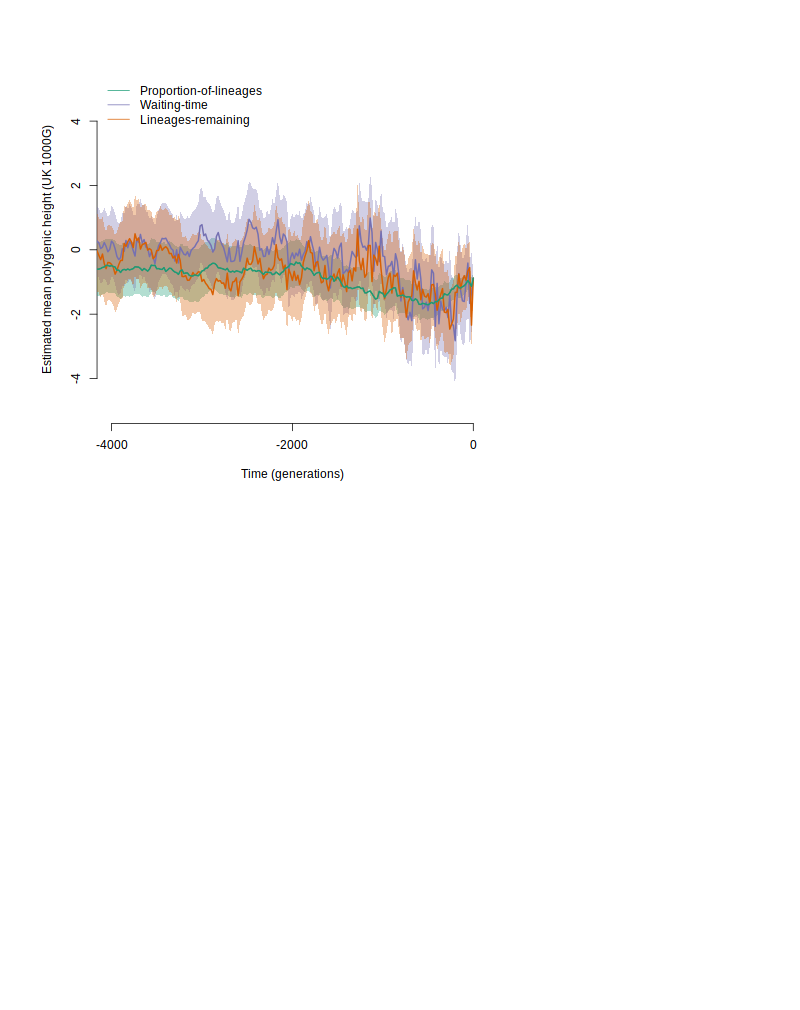
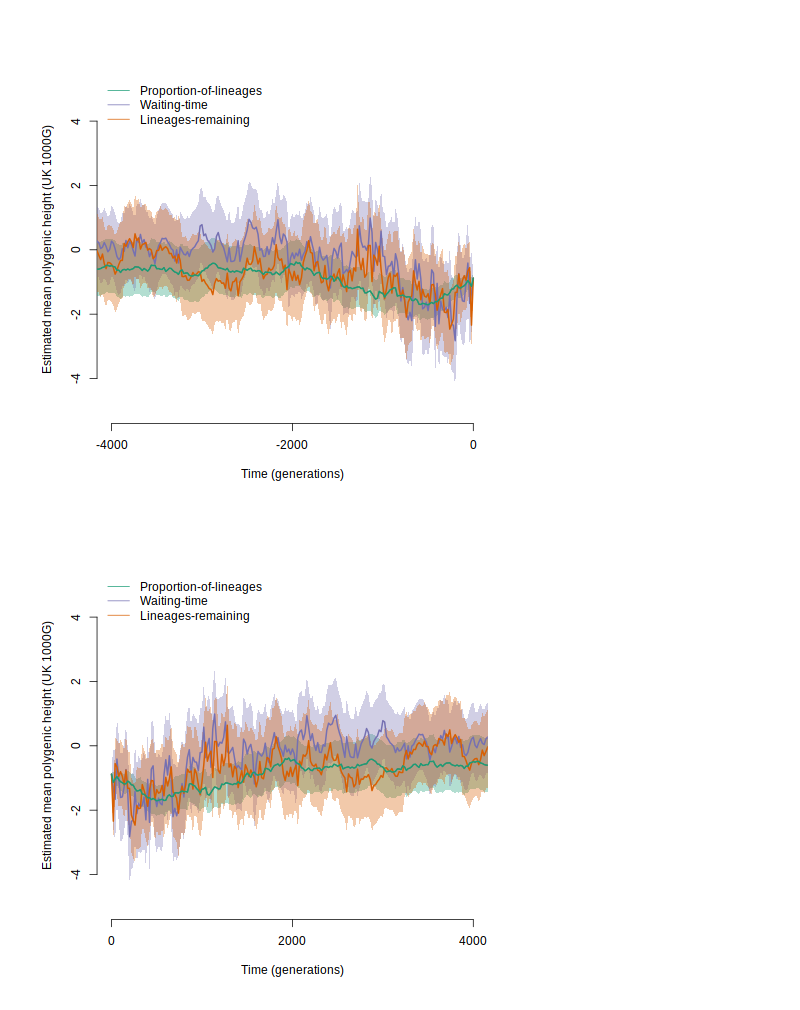
Before and after one commit to humgendiv/hmiwa-lab, a Jupyter notebook: d_20231023/06_231226_PRSadvance/EdgeCoop2019B.ipynb, the cells around one changed output. Cells and saved outputs as stored; diff of their text form; code cells hidden in the pictures; blank space fills up the shorter version.

Commit message:
[update] learning how to estimate freq traj

```diff
--- a/d_20231023/06_231226_PRSadvance/EdgeCoop2019B.ipynb
+++ b/d_20231023/06_231226_PRSadvance/EdgeCoop2019B.ipynb
@@ -1260,3 +1260,24 @@ legend("topleft", lwd = 1, col = pal[c(1,3,2)], legend = c("Proportion-of-lineag
 #save.image(file = "rentplus_test.RData")
 # %% [output]
 [figure]
+# %%
+%%R
+setwd("~/hmiwa1/storage/hmiwa-lab/06_231226_PRSadvance/testdir")
+load("rentplus_test.RData")
+
+time_org=time
+time=time*-20000
+
+plot(-time, traj.phen.neut, type = "l", xlab = "Time (generations)", ylab = "Estimated mean polygenic height (UK 1000G)", ylim = c(-5, 5), xlim = c(0,0.2*20000), xaxt = "n", bty = "n")
+axis(1, at = c(0, .1*20000, .2*20000))
+polygon(c(-time, rev(-time)), c(traj.phen.neut + 1.96*sqrt(var.phen.neut.bin), rev(traj.phen.neut - 1.96*sqrt(var.phen.neut.bin))) , col = pal.int[1], border = NA)
+polygon(c(-time, rev(-time)), c(traj.phen.wt_l1 + 1.96*sqrt(var.phen.wt_l1), rev(traj.phen.wt_l1  - 1.96*sqrt(var.phen.wt_l1 ))) , col = pal.int[3], border = NA)
+polygon(c(-time[1:1000], rev(-time[1:1000])), c(traj.phen.mom_smoothtime[1:1000] + 1.96*sqrt(var.phen.mom_smoothtime[1:1000]), rev(traj.phen.mom_smoothtime[1:1000]  - 1.96*sqrt(var.phen.mom_smoothtime[1:1000] ))) , col = pal.int[2], border = NA)
+lines(-time, traj.phen.wt_l1, col = pal[3], lwd = 2)
+lines(-time, traj.phen.mom_smoothtime, col = pal[2], lwd = 2)
+lines(-time, traj.phen.neut, col = pal[1], lwd = 2)
+legend("topleft", lwd = 1, col = pal[c(1,3,2)], legend = c("Proportion-of-lineages", "Waiting-time", "Lineages-remaining"), bty = "n")
+
+#save.image(file = "rentplus_test.RData")
+# %% [output]
+[figure, added]
```
